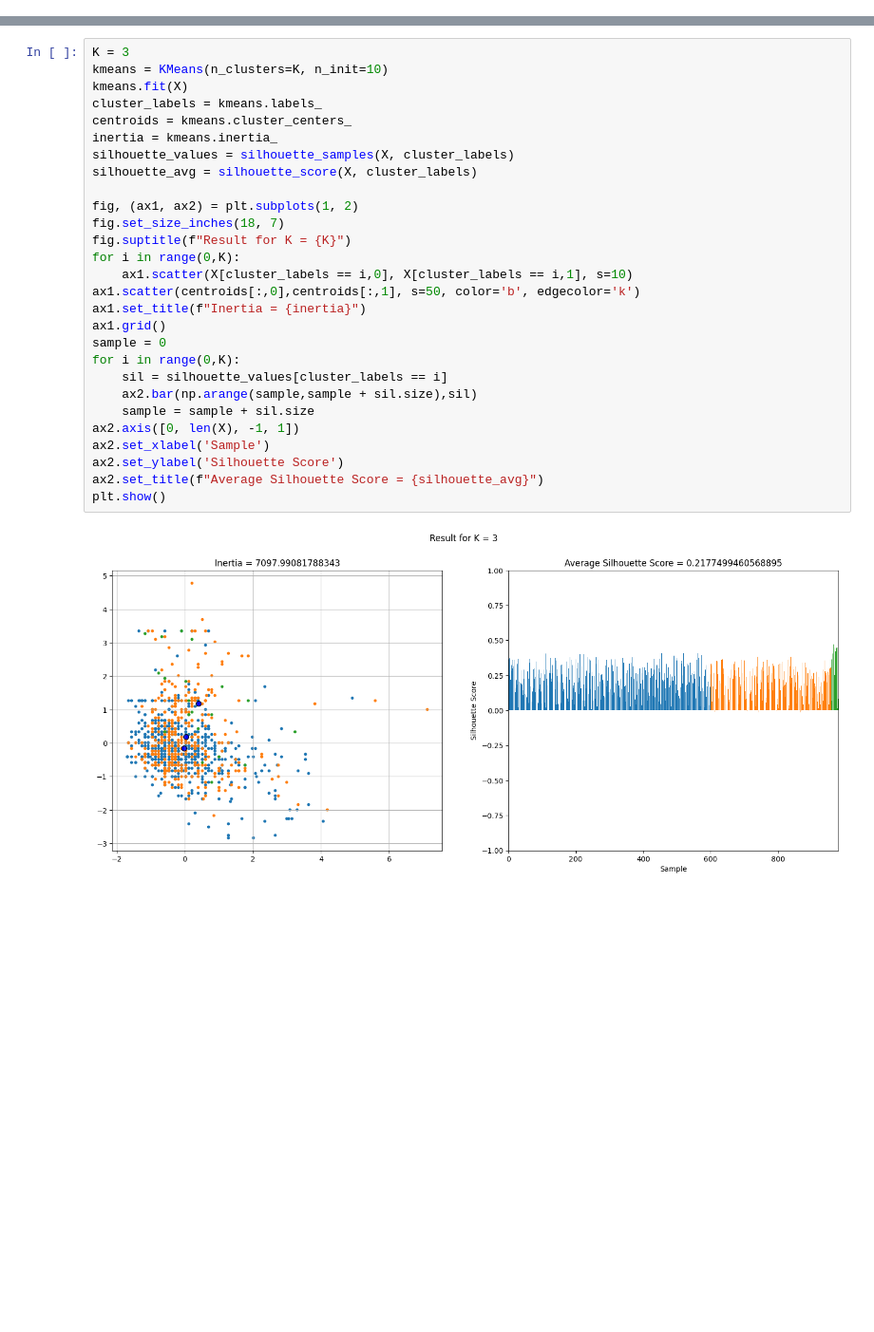
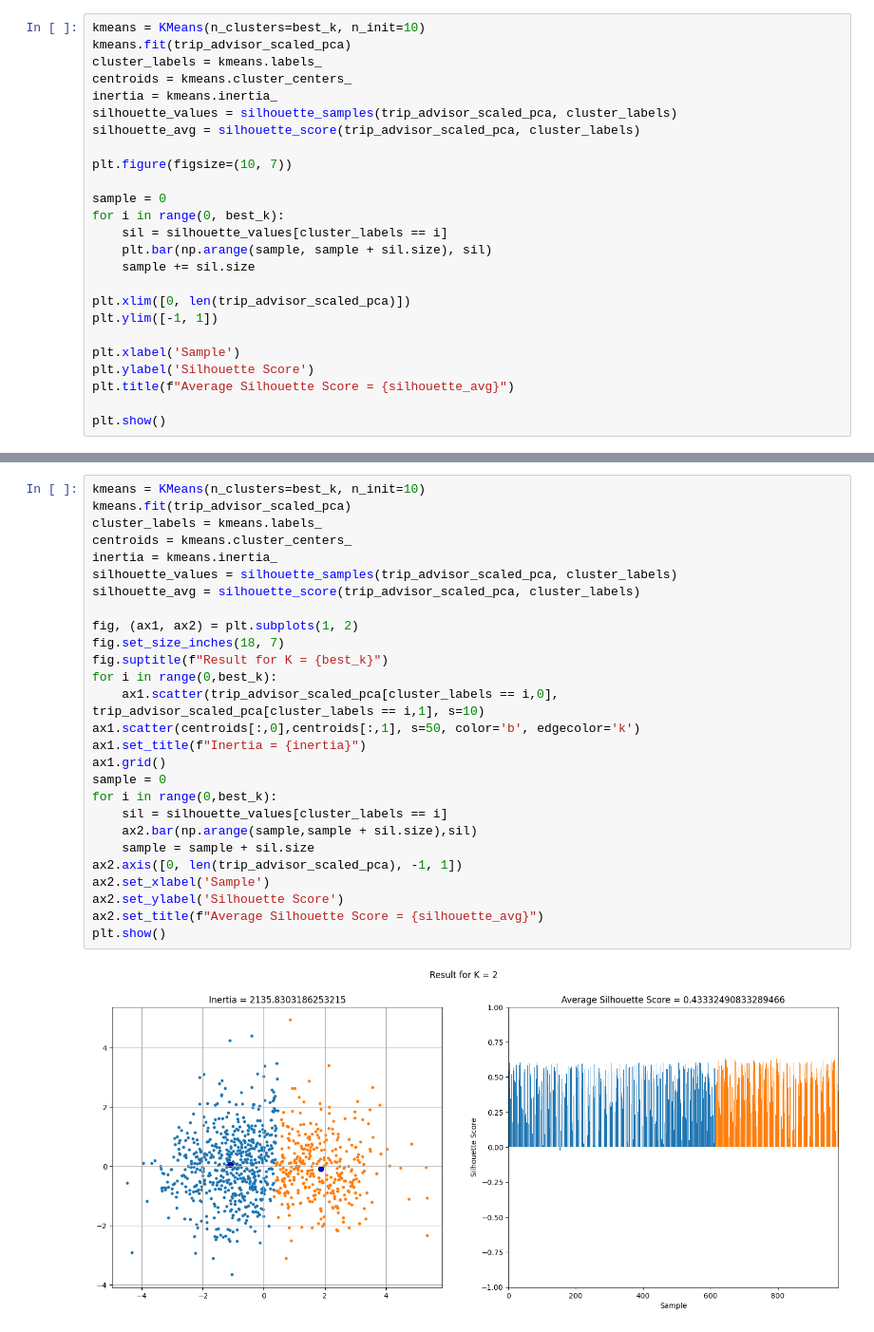
Before and after one commit to GeyzsoN/AI221, a Jupyter notebook: _gk_outputs/MEX 6/homena_mex_6.ipynb, the cells around one changed output, grey strips where cells are left out. Shown at 95% size. Cells and saved outputs as stored; diff of their text form; blank space fills up the shorter version.

```diff
--- a/_gk_outputs/MEX 6/homena_mex_6.ipynb
+++ b/_gk_outputs/MEX 6/homena_mex_6.ipynb
@@ -97,0 +131,25 @@ plt.show()
+# %%
+kmeans = KMeans(n_clusters=best_k, n_init=10)
+kmeans.fit(trip_advisor_scaled_pca)
+cluster_labels = kmeans.labels_
+centroids = kmeans.cluster_centers_
+inertia = kmeans.inertia_
+silhouette_values = silhouette_samples(trip_advisor_scaled_pca, cluster_labels)
+silhouette_avg = silhouette_score(trip_advisor_scaled_pca, cluster_labels)
+
+plt.figure(figsize=(10, 7))
+
+sample = 0
+for i in range(0, best_k):
+    sil = silhouette_values[cluster_labels == i]
+    plt.bar(np.arange(sample, sample + sil.size), sil)
+    sample += sil.size
+
+plt.xlim([0, len(trip_advisor_scaled_pca)])
+plt.ylim([-1, 1])
+
+plt.xlabel('Sample')
+plt.ylabel('Silhouette Score')
+plt.title(f"Average Silhouette Score = {silhouette_avg}")
+
+plt.show()
@@ -98,30 +158,29 @@ plt.show()
 # %%
-K = 3
-kmeans = KMeans(n_clusters=K, n_init=10)
-kmeans.fit(X)
+kmeans = KMeans(n_clusters=best_k, n_init=10)
+kmeans.fit(trip_advisor_scaled_pca)
 cluster_labels = kmeans.labels_
 centroids = kmeans.cluster_centers_
 inertia = kmeans.inertia_
-silhouette_values = silhouette_samples(X, cluster_labels)
-silhouette_avg = silhouette_score(X, cluster_labels)
+silhouette_values = silhouette_samples(trip_advisor_scaled_pca, cluster_labels)
+silhouette_avg = silhouette_score(trip_advisor_scaled_pca, cluster_labels)
 
 fig, (ax1, ax2) = plt.subplots(1, 2)
 fig.set_size_inches(18, 7)
-fig.suptitle(f"Result for K = {K}")
-for i in range(0,K):
-    ax1.scatter(X[cluster_labels == i,0], X[cluster_labels == i,1], s=10)
+fig.suptitle(f"Result for K = {best_k}")
+for i in range(0,best_k):
+    ax1.scatter(trip_advisor_scaled_pca[cluster_labels == i,0], trip_advisor_scaled_pca[cluster_labels == i,1], s=10)
 ax1.scatter(centroids[:,0],centroids[:,1], s=50, color='b', edgecolor='k')
 ax1.set_title(f"Inertia = {inertia}")
 ax1.grid()
 sample = 0
-for i in range(0,K):
+for i in range(0,best_k):
     sil = silhouette_values[cluster_labels == i]
     ax2.bar(np.arange(sample,sample + sil.size),sil)
     sample = sample + sil.size
-ax2.axis([0, len(X), -1, 1])
+ax2.axis([0, len(trip_advisor_scaled_pca), -1, 1])
 ax2.set_xlabel('Sample')
 ax2.set_ylabel('Silhouette Score')
 ax2.set_title(f"Average Silhouette Score = {silhouette_avg}")
 plt.show()
 # %% [output]
-[figure, old version]
+[figure, new version]
```
Also changed, not shown: parts of 17 cells of this notebook, 4 other files.
